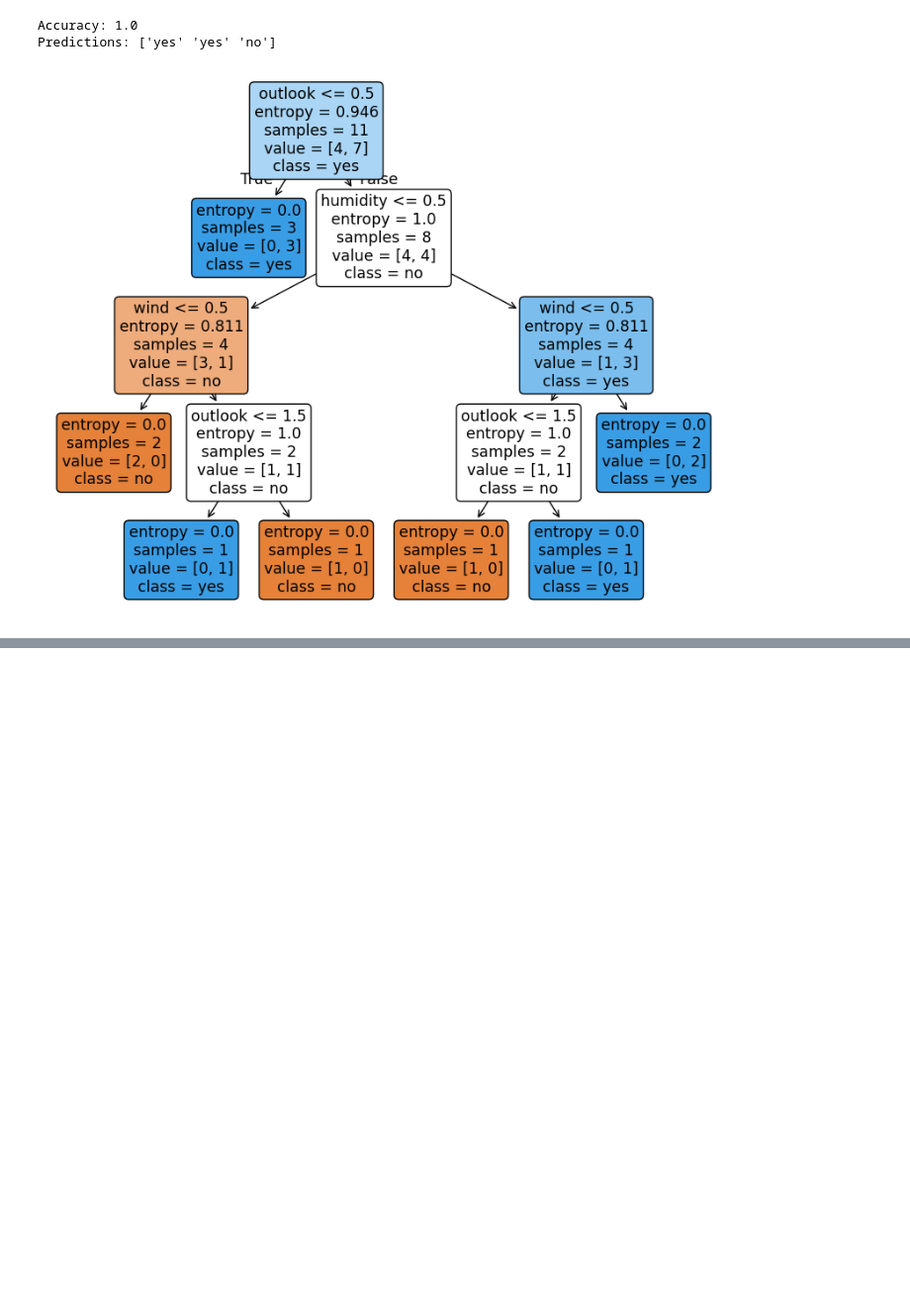
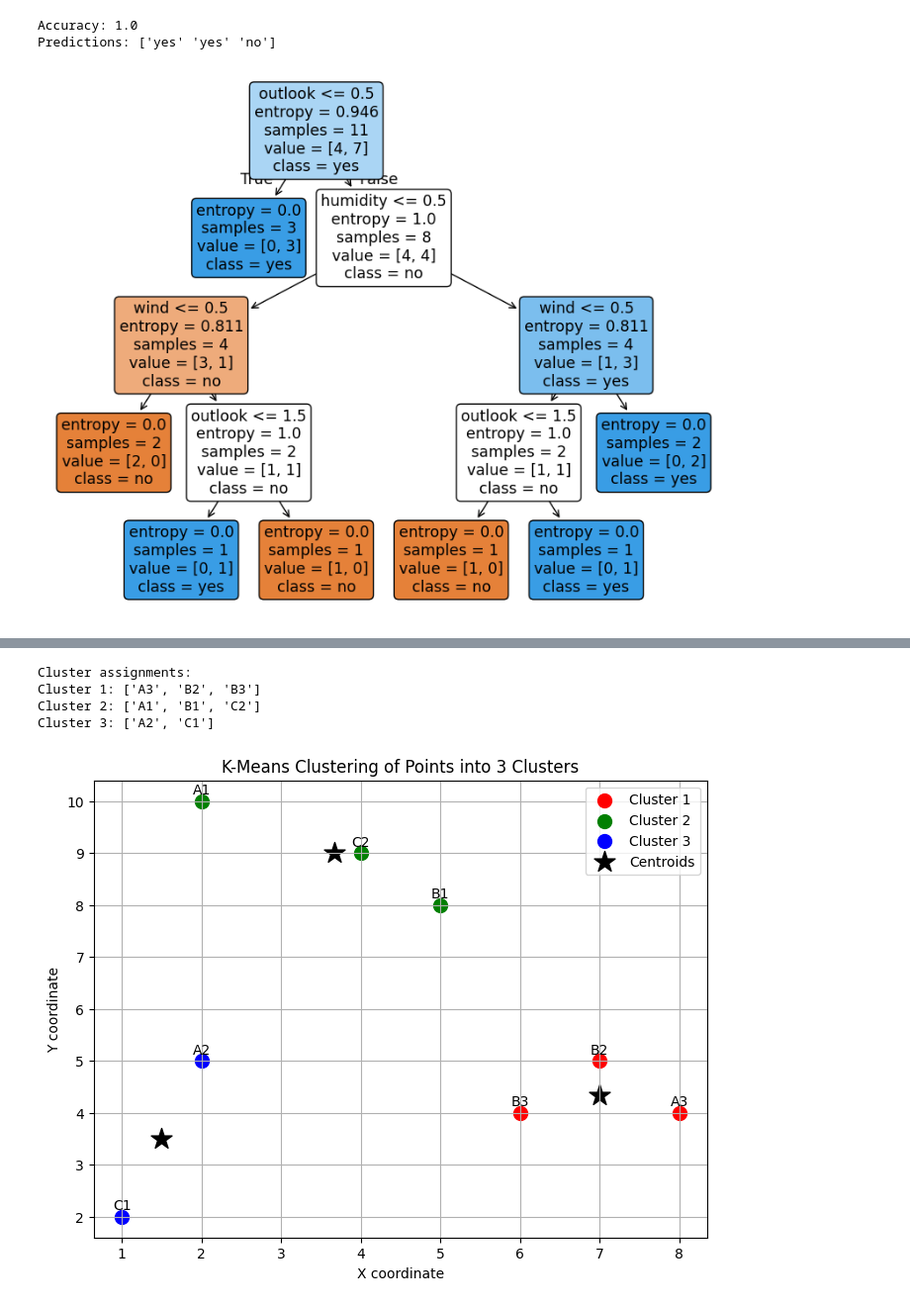
Before and after one commit to YasinMHussain/PythonPandas, a Jupyter notebook: chapter_appendix-tools-for-deep-learning/jupyter.ipynb, the cells around one changed output, grey strips where cells are left out. Shown: that part at 99% size. Saved outputs shown, nothing was run; the diff lists cells and outputs as text; code cells hidden in the pictures; blank space fills up the shorter version.

```diff
--- a/chapter_appendix-tools-for-deep-learning/jupyter.ipynb
+++ b/chapter_appendix-tools-for-deep-learning/jupyter.ipynb
@@ -58,0 +247,66 @@ Predictions: ['yes' 'yes' 'no']
+# %%
+#K-Means
+import numpy as np
+from sklearn.cluster import KMeans
+import matplotlib.pyplot as plt
+
+# Define the points with labels for clarity; labels won't be used in clustering
+points = {
+    'A1': (2, 10),
+    'A2': (2, 5),
+    'A3': (8, 4),
+    'B1': (5, 8),
+
+
+     'B2': (7, 5),
+    'B3': (6, 4),
+    'C1': (1, 2),
+    'C2': (4, 9)
+}
+
+# Extract just the coordinates for clustering
+X = np.array(list(points.values()))
+
+# Create the KMeans model for 3 clusters, using Euclidean distance (default)
+kmeans = KMeans(n_clusters=3, random_state=42)
+kmeans.fit(X)
+
+# Output the cluster assignments
+labels = kmeans.labels_
+
+# Map cluster assignment to point labels
+results = {label: [] for label in range(3)}
+for point_label, cluster_label in zip(points.keys(), labels):
+    results[cluster_label].append(point_label)
+
+print("Cluster assignments:")
+for cluster_id, point_labels in results.items():
+    print(f"Cluster {cluster_id + 1}: {point_labels}")
+
+# Plotting the points colored by cluster
+plt.figure(figsize=(8,6))
+colors = ['r', 'g', 'b']
+for i in range(3):
+    cluster_points = X[labels == i]
+    plt.scatter(cluster_points[:, 0], cluster_points[:, 1], s=100, c=colors[i], label=f'Cluster {i+1}')
+
+# Plot centroids
+centroids = kmeans.cluster_centers_
+plt.scatter(centroids[:,0], centroids[:,1], s=250, marker='*', c='k', label='Centroids')
+
+# Annotate points
+for point_label, (x, y) in points.items():
+    plt.annotate(point_label, (x, y), textcoords="offset points", xytext=(0,5), ha='center')
+
+plt.title('K-Means Clustering of Points into 3 Clusters')
+plt.xlabel('X coordinate')
+plt.ylabel('Y coordinate')
+plt.legend()
+plt.grid(True)
+plt.show()
+# %% [output]
+Cluster assignments:
+Cluster 1: ['A3', 'B2', 'B3']
+Cluster 2: ['A1', 'B1', 'C2']
+Cluster 3: ['A2', 'C1']
+[figure, added]
```
Also changed, not shown: parts of 6 cells of this notebook.
